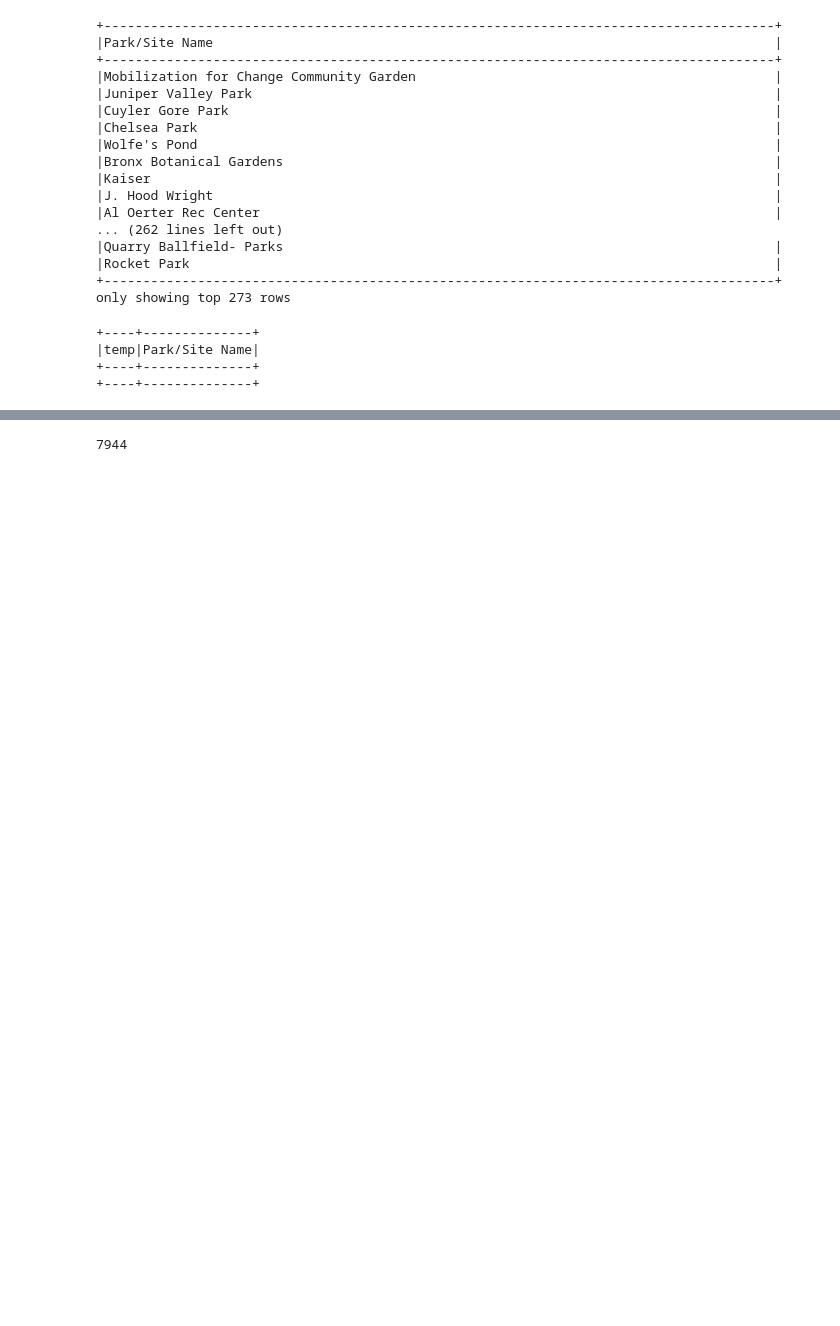
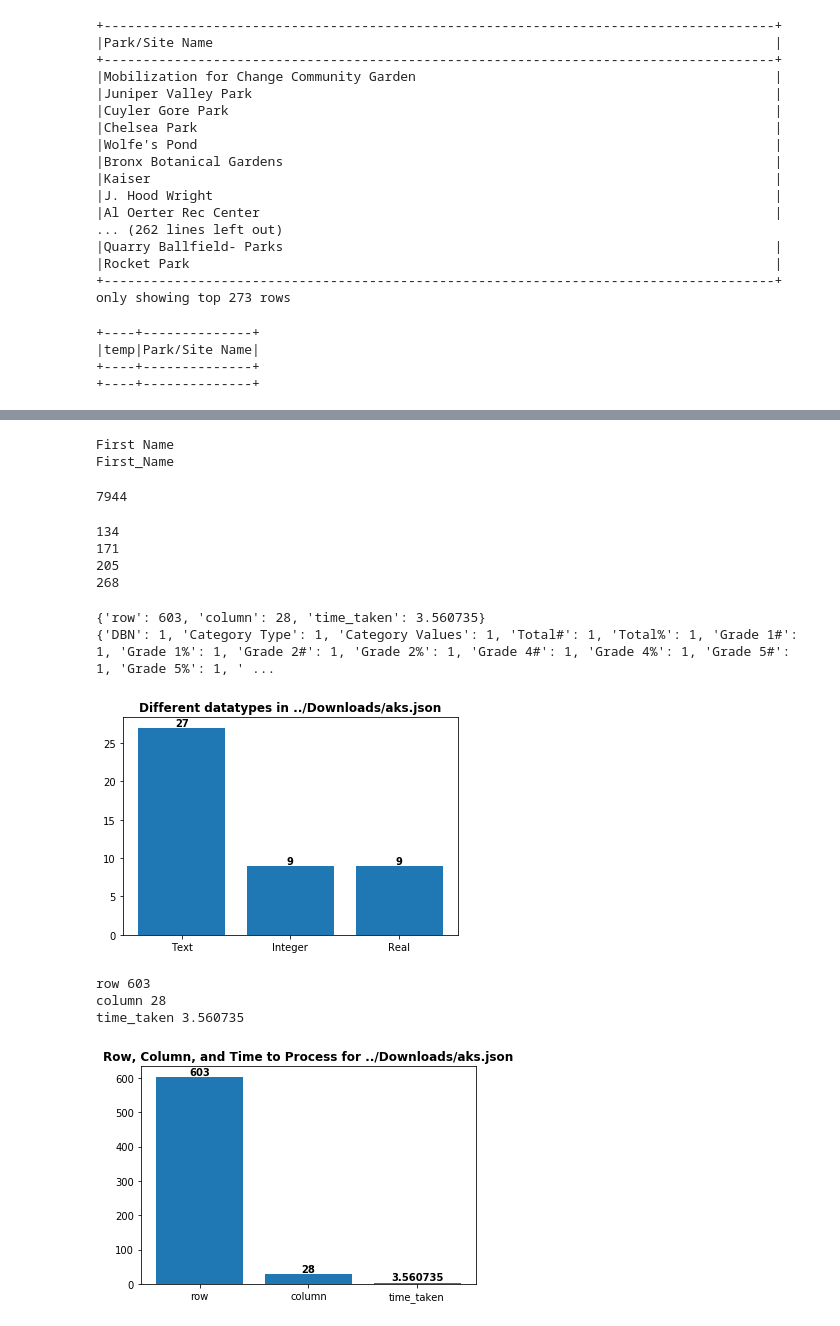
Before and after one commit to anjanragh/BigDataProject, a Jupyter notebook: task2.ipynb, the cells around one changed output, grey strips where cells are left out. Drawn from its saved outputs; the diff is of its cells as text; code cells hidden in the pictures; blank space fills up the shorter version.

```diff
--- a/task2.ipynb
+++ b/task2.ipynb
@@ -153,2 +167,2 @@ Phone_Number  is most likely :  Phone Number
 # %%
-df = spark.read.option("sep", "\t").option("header", "true").csv("../Downloads/.tsv")
+# df = spark.read.option("sep", "\t").option("header", "true").csv("../Downloads/.tsv")
@@ -157,3 +169,3 @@ AnalysisException: 'Path does not exist: file:/home/vijay/Downloads/.tsv;'
 # %%
-df = spark.read.option("sep", "\t").option("header", "true").csv("../Downloads/2017_DOE_High_School_Directory.tsv")
+# df = spark.read.option("sep", "\t").option("header", "true").csv("../Downloads/2017_DOE_High_School_Directory.tsv")
 # %%
@@ -1574,25 +1556,22 @@ female = [x.strip() for x in female]
 content = male+female
 
 def check_name(name, content):
+    if name=="null" or name=="-":
+        return "other"
     name = name.lower()
     name = name.replace("&","")
     name = name.replace("and","")
     name = name.replace("/"," ")
-    name = name.replace(".","")
-    name= name.replace("-","")
+    name = name.replace("-","")
     name = name.strip()
-    if len(name)==1:
+    name = name.split(",")
+    if len(name[0])==1:
         return "person_name"
     for nm in content:
-        if soundex(name) in soundex(nm):
-            return "person_name"
-    return "other"
-#     name = name.split(" ")
-    lst = ["residence","house","bar","club","subway","diner","market","street",
-           "store","hospital","grocery","bus"]
-    for item in lst:
-        if item in name:
-            return "location_type"
+        for n in name:
+            n = n.strip()
+            if ld(n,nm)<3:
+                return "person_name"
     return "other"
 
 
@@ -1835,4 +1885,36 @@ only showing top 20 rows
+# %%
+print(name.columns[3])
+name = name.toDF(*(re.sub(r'[\,\.\s\(\)]+', '_', c) for c in name.columns))
+name = name.toDF(*(re.sub(r'[/]+', '_', c) for c in name.columns))
+# name = preprocess(name)
+# name = name.withColumn("check23", check_name_l(F.col("Employee Full Name (from 2016)")))
+# name.select("check23", "Employee Full Name (from 2016)").show()
+print(name.columns[3])
+# %% [output]
+First Name
+First_Name
 # %%
 len(content)
 # %% [output]
 7944
+# %%
+with open('../Downloads/cluster2.txt') as fp:
+    data = [line for line in fp]
+data = " "+data[0][1:-1]
+# print(data)
+data = data.split(",")
+passVal = []
+for row in data:
+    l = row.split(".")
+    passVal.append([l[0][2:]+".tsv.gz", l[1]])
+for i in range(len(passVal)):
+    item = passVal[i]
+#     print("user/hm74/NYCOpenData/"+item[0])
+#     print("File is : ",item[0], item[1])
+    if item[0]=="w9ak-ipjd.tsv.gz":
+        print(i)
+# %% [output]
+134
+171
+205
+268
@@ -1838,0 +1970,10 @@ len(content)
+# %%
+plot_graph_for_json("../Downloads/aks.json")
+# %% [output]
+{'row': 603, 'column': 28, 'time_taken': 3.560735}
+{'DBN': 1, 'Category Type': 1, 'Category Values': 1, 'Total#': 1, 'Total%': 1, 'Grade 1#': 1, 'Grade 1%': 1, 'Grade 2#': 1, 'Grade 2%': 1, 'Grade 4#': 1, 'Grade 4%': 1, 'Grade 5#': 1, 'Grade 5%': 1, ' ...
+[figure, added]
+row 603
+column 28
+time_taken 3.560735
+[figure, added]
```
Also changed, not shown: parts of 30 cells of this notebook, 7 other files.
